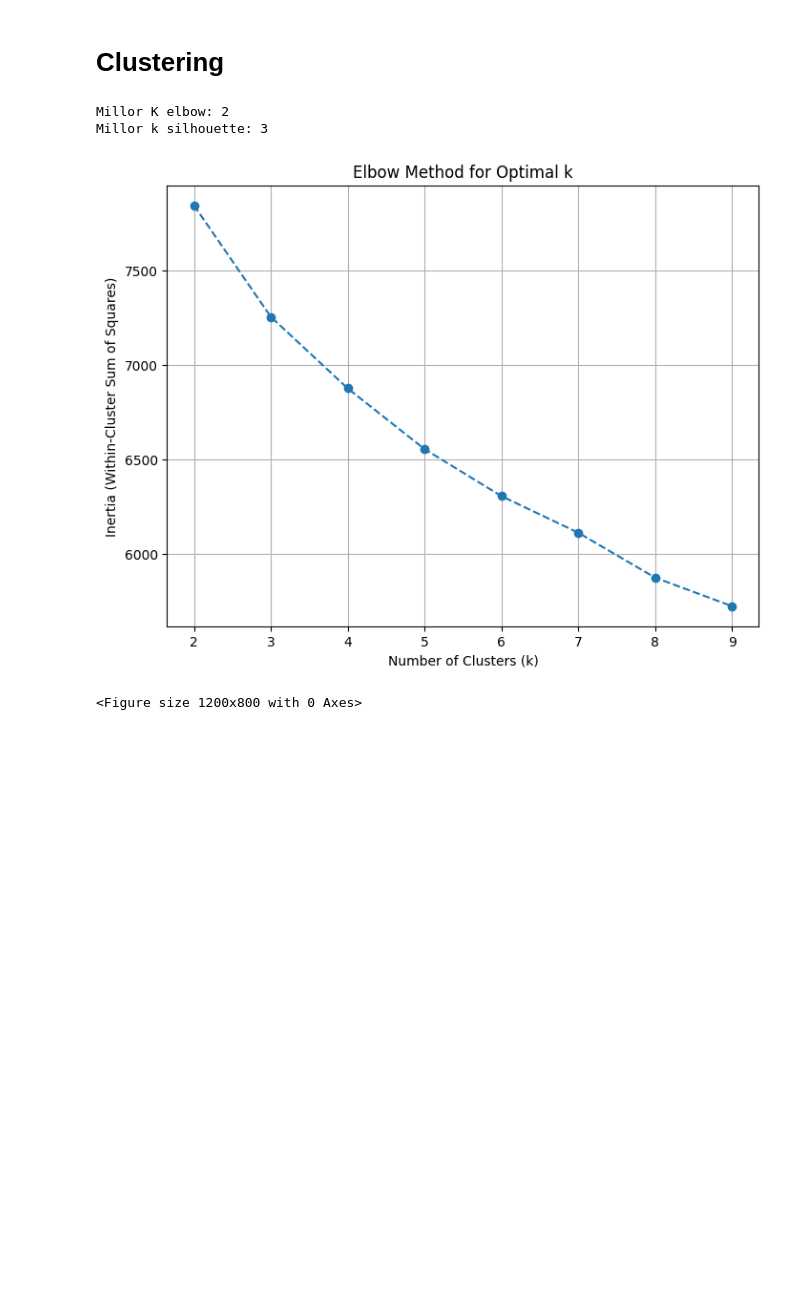
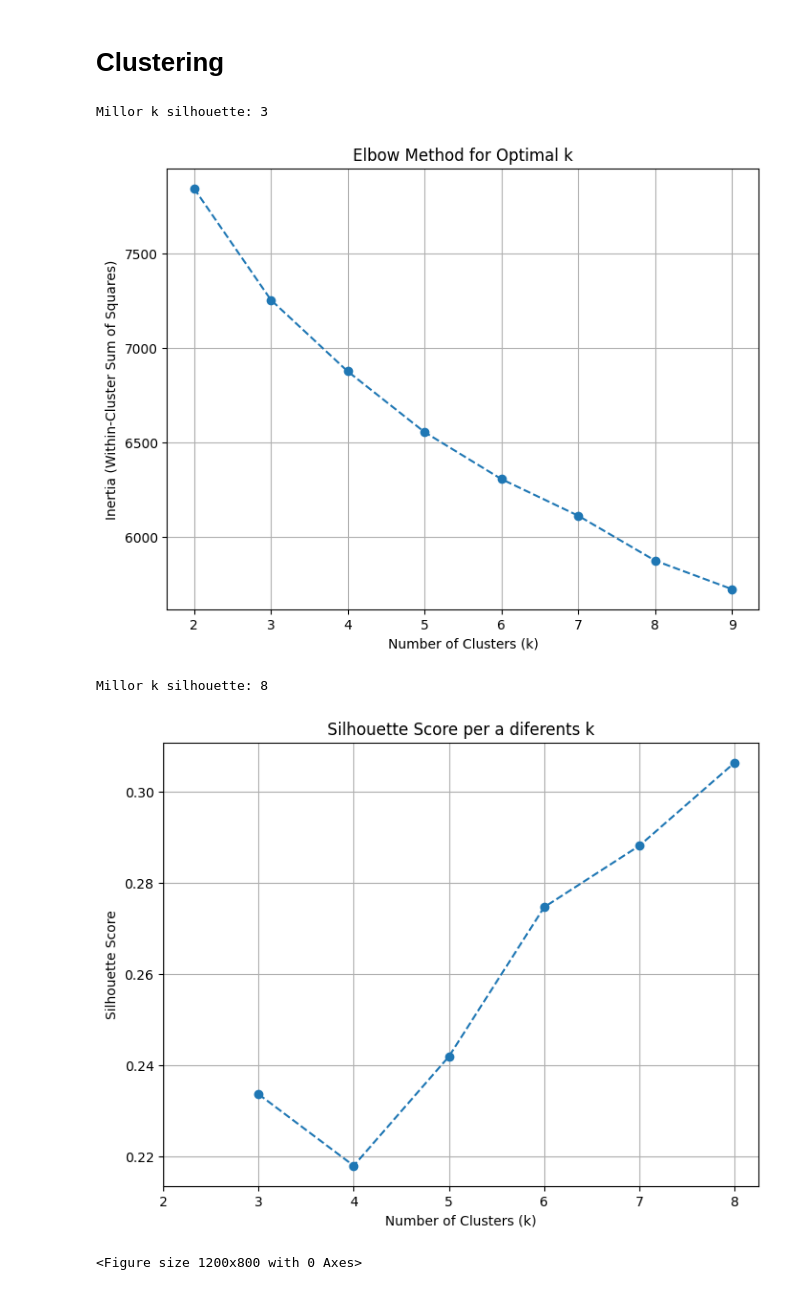
Before and after one commit to DCC-UAB/ACproject-05-grup, a Jupyter notebook: dataset1/dataset2.ipynb, the cells around one changed output. Cells and saved outputs as stored; diff of their text form; code cells hidden in the pictures; blank space fills up the shorter version.

```diff
--- a/dataset1/dataset2.ipynb
+++ b/dataset1/dataset2.ipynb
@@ -118,7 +118,6 @@ from sklearn.metrics import silhouette_score
 def kmeans(dfs, max_k=10):
     df_t = dfs.copy()
 
-    # Store inertia values and clustering results for plotting
     inertia = []
     clusterings = []
 
@@ -145,9 +144,6 @@ def kmeans(dfs, max_k=10):
     # Silhouette
     print("Millor k silhouette:", sil_best_k)
 
-    # Plot clustering results for each k, 2 plots per row
-    num_plots = len(clusterings)
-    num_cols = 2
 
     plt.figure(figsize=(8, 6))
     k_values = range(2, max_k + 1)
@@ -164,9 +160,63 @@ def kmeans(dfs, max_k=10):
 
 c = kmeans(df_final, 9)
 # %% [output]
-Millor K elbow: 2
 Millor k silhouette: 3
 [figure]
+# %%
+from sklearn.cluster import AgglomerativeClustering
+from sklearn.metrics import silhouette_score
+import matplotlib.pyplot as plt
+
+from sklearn.cluster import AgglomerativeClustering
+from sklearn.metrics import silhouette_score
+import matplotlib.pyplot as plt
+
+def agglomerative_clustering(dfs, max_k=10):
+    df_t = dfs.copy()
+
+    sil_scores = []
+    clusterings = []
+
+    sil_best_score = -1
+    sil_best_k = 2
+
+    for k in range(2, max_k + 1):
+        # Crear el model d'Agglomerative Clustering
+        model = AgglomerativeClustering(n_clusters=k)
+        clusters = model.fit_predict(df_t)
+
+        # Silhouette score
+        if k > 2:
+            score = silhouette_score(df_t, clusters)
+            sil_scores.append(score)
+            if score > sil_best_score:
+                sil_best_score = score
+                sil_best_k = k
+        else:
+            sil_scores.append(None)  # per k = 2 no es fa el calcul
+
+        clusterings.append((k, clusters, 0))
+
+    # Mostrar el millor k segons silhouette score
+    print("Millor k silhouette:", sil_best_k)
+
+    # Gràfic del Silhouette score per cada k
+    plt.figure(figsize=(8, 6))
+    k_values = range(2, max_k + 1)
+    plt.plot(k_values, sil_scores, marker='o', linestyle='--')
+    plt.xlabel('Number of Clusters (k)')
+    plt.ylabel('Silhouette Score')
+    plt.title('Silhouette Score per a diferents k')
+    plt.xticks(k_values)
+    plt.grid(True)
+    plt.show()
+
+    return clusterings
+
+c3 = agglomerative_clustering(df_max_scaled, 8)
+# %% [output]
+Millor k silhouette: 8
+[figure, added]
 # %%
 def plot_clusters(df, clusters, k_def):
     df_t = df.copy()
```
Also changed, not shown: parts of 4 cells of this notebook, 1 other file.
